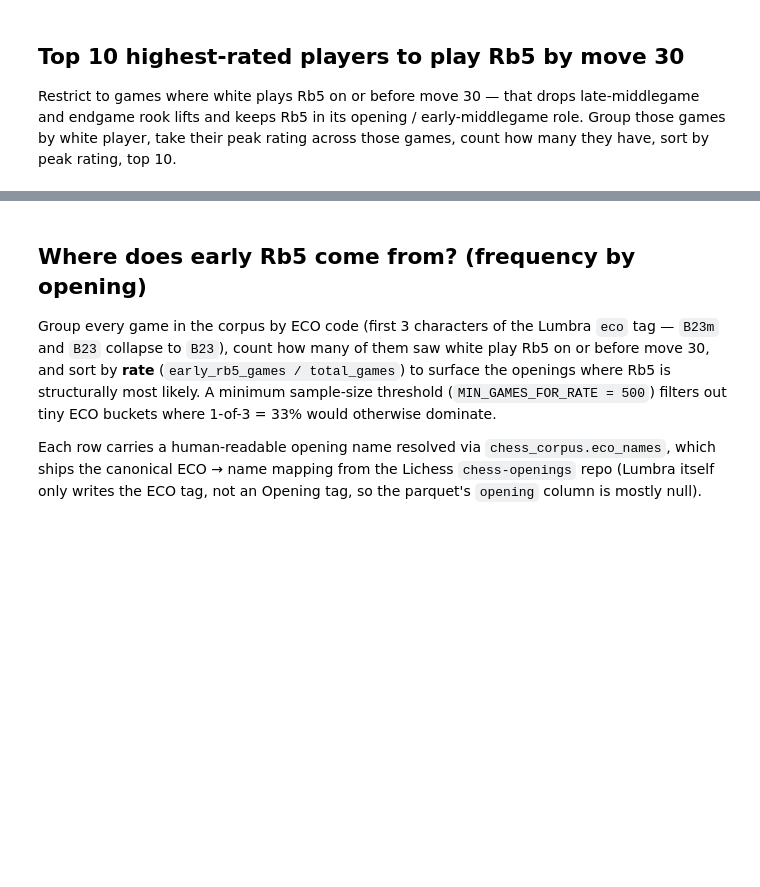
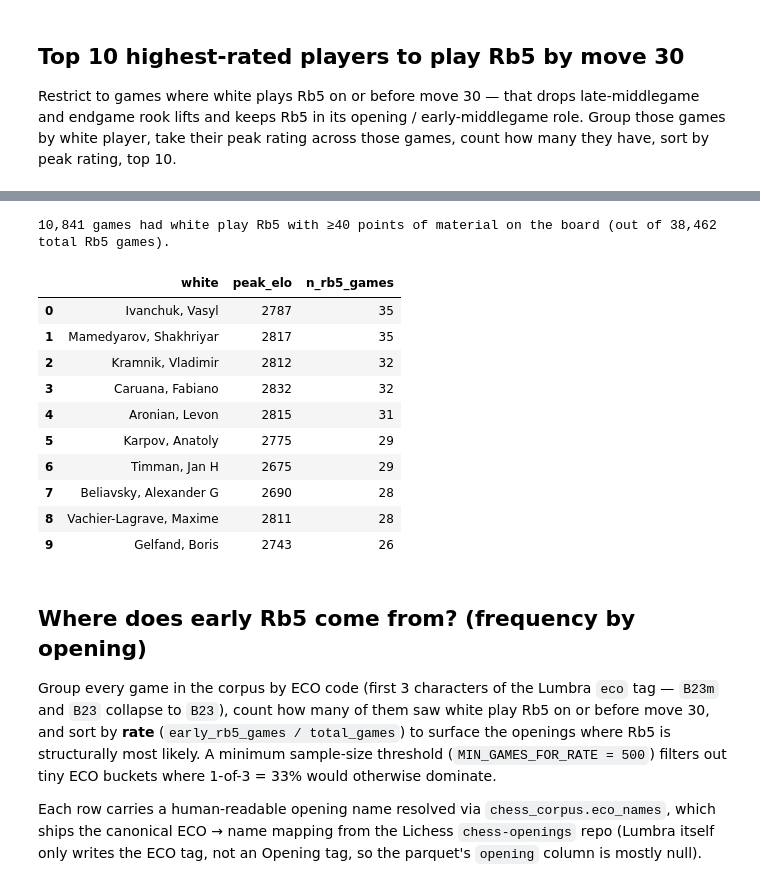
Before and after one commit to pwsiegel/chess-move-stats, a Jupyter notebook: notebooks/rook_b5.ipynb, the cells around one changed output, grey strips where cells are left out. Drawn from its saved outputs; the diff is of its cells as text; code cells hidden in the pictures; blank space fills up the shorter version.

```diff
--- a/notebooks/rook_b5.ipynb
+++ b/notebooks/rook_b5.ipynb
@@ -195,3 +205,39 @@ top10_players
+# %%
+HIGH_MATERIAL_THRESHOLD = 40
+
+high_material_rb5 = combined[
+    combined["first_rb5_fullmove"].notna()
+    & (combined["first_rb5_material"] >= HIGH_MATERIAL_THRESHOLD)
+    & combined["white_elo"].notna()
+]
+print(
+    f"{len(high_material_rb5):,} games had white play Rb5 with "
+    f"≥{HIGH_MATERIAL_THRESHOLD} points of material on the board "
+    f"(out of {int(rb5['first_rb5_fullmove'].notna().sum()):,} total Rb5 games)."
+)
+
+top10_by_count = (
+    high_material_rb5.groupby("white")
+    .agg(peak_elo=("white_elo", "max"), n_rb5_games=("first_rb5_fullmove", "size"))
+    .reset_index()
+    .sort_values("n_rb5_games", ascending=False)
+    .head(10)
+    .reset_index(drop=True)
+)
+top10_by_count
+# %% [output]
+10,841 games had white play Rb5 with ≥40 points of material on the board (out of 38,462 total Rb5 games).
+|  | white | peak_elo | n_rb5_games |
+| 0 | Ivanchuk, Vasyl | 2787 | 35 |
+| 1 | Mamedyarov, Shakhriyar | 2817 | 35 |
+| 2 | Kramnik, Vladimir | 2812 | 32 |
+| 3 | Caruana, Fabiano | 2832 | 32 |
+| 4 | Aronian, Levon | 2815 | 31 |
+| 5 | Karpov, Anatoly | 2775 | 29 |
+| 6 | Timman, Jan H | 2675 | 29 |
+| 7 | Beliavsky, Alexander G | 2690 | 28 |
+| 8 | Vachier-Lagrave, Maxime | 2811 | 28 |
+| 9 | Gelfand, Boris | 2743 | 26 |
 # %% [markdown]
 ## Where does early Rb5 come from? (frequency by opening)
 
```
Also changed, not shown: parts of 4 cells of this notebook.
